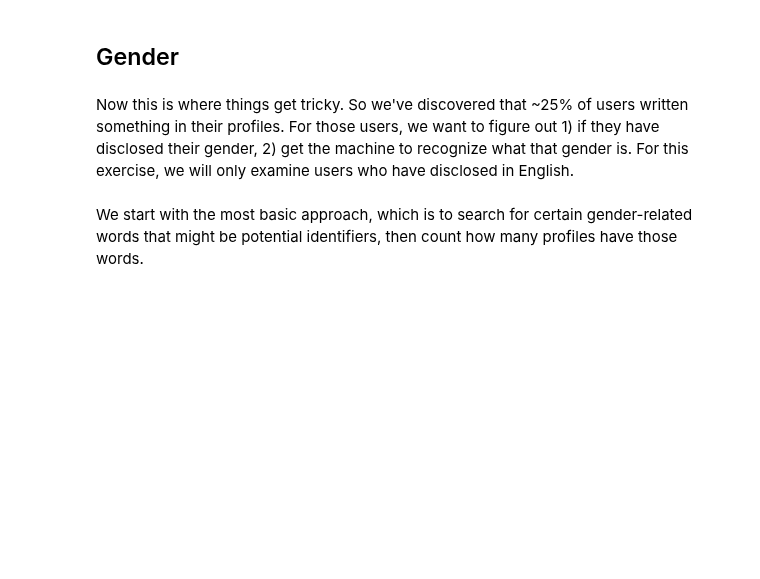
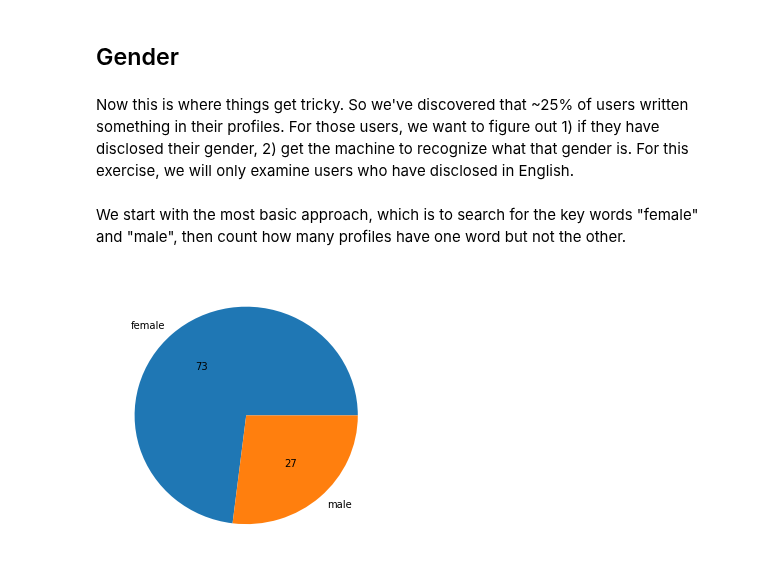
Before and after one commit to lily-tian/fanfictionstatistics, a Jupyter notebook: notebooks/profile_analysis.ipynb, the cells around one changed output. Cells and saved outputs as stored; diff of their text form; code cells hidden in the pictures; blank space fills up the shorter version.

```diff
--- a/notebooks/profile_analysis.ipynb
+++ b/notebooks/profile_analysis.ipynb
@@ -141,12 +139,20 @@ profile_text = [row.lower().translate(str.maketrans('', '', string.punctuation))
-# %%
-allgrams = []
-for row in profile_text:
-    token = nltk.word_tokenize(row)
-    usergrams = set([row for row in ngrams(token,2)])
-    allgrams.append([list(allgrams) for item in x])
 # %% [markdown]
 ## Gender
 # %% [markdown]
 Now this is where things get tricky. So we've discovered that ~25% of users written something in their profiles. For those users, we want to figure out 1) if they have disclosed their gender, 2) get the machine to recognize what that gender is. For this exercise, we will only examine users who have disclosed in English.
 # %% [markdown]
-We start with the most basic approach, which is to search for certain gender-related words that might be potential identifiers, then count how many profiles have those words.
+We start with the most basic approach, which is to search for the key words "female" and "male", then count how many profiles have one word but not the other.
+# %%
+profile_text = [list(set(row.lower().translate(str.maketrans('', '', string.punctuation)).split()))
+              for row in df_active.loc[hasprofile, 'profile']]
+# %%
+female = ['female' in row and 'male' not in row for row in profile_text]
+male = ['male' in row and 'female' not in row for row in profile_text]
+gender = pd.Series([sum(female), sum(male)], index = ['female', 'male'])
+# %%
+gender.plot.pie(autopct='%.f', figsize=(5,5))
+
+plt.ylabel('')
+plt.show()
+# %% [output]
+[figure, added]
```
Also changed, not shown: parts of 42 cells of this notebook, 1 other file.
